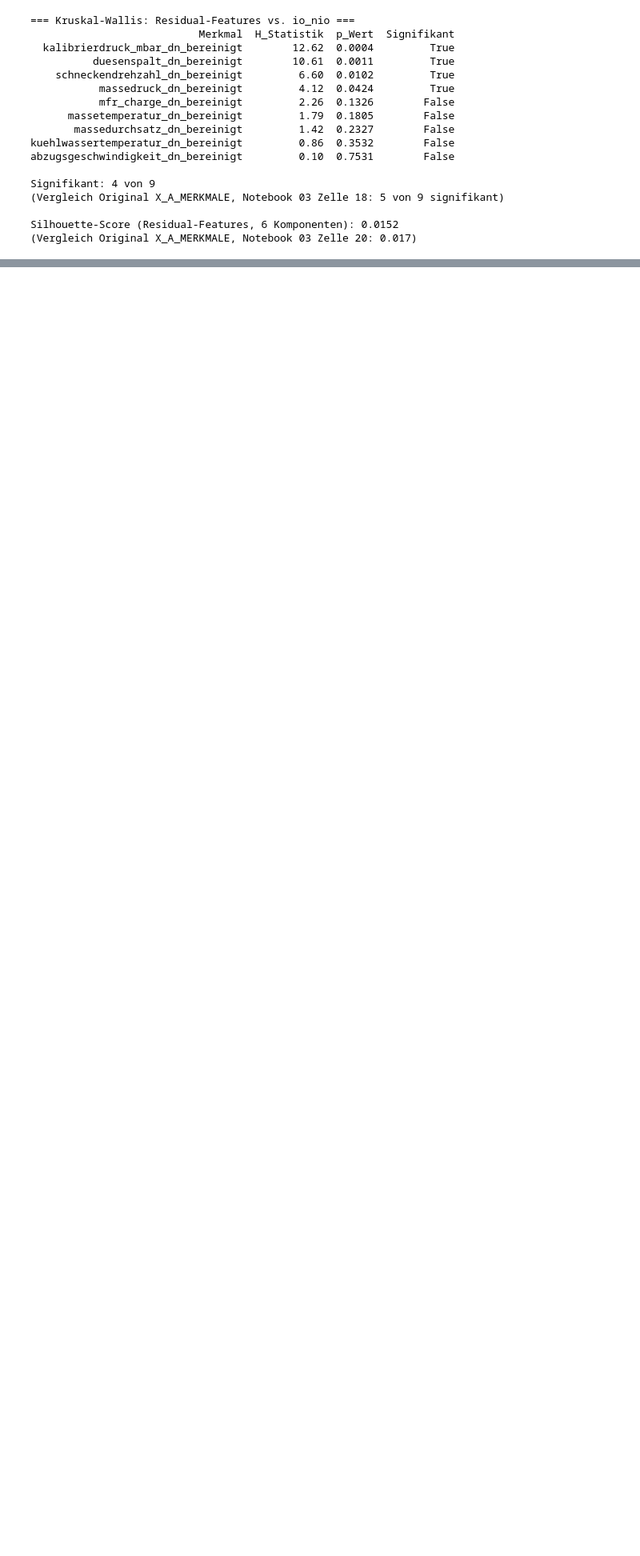
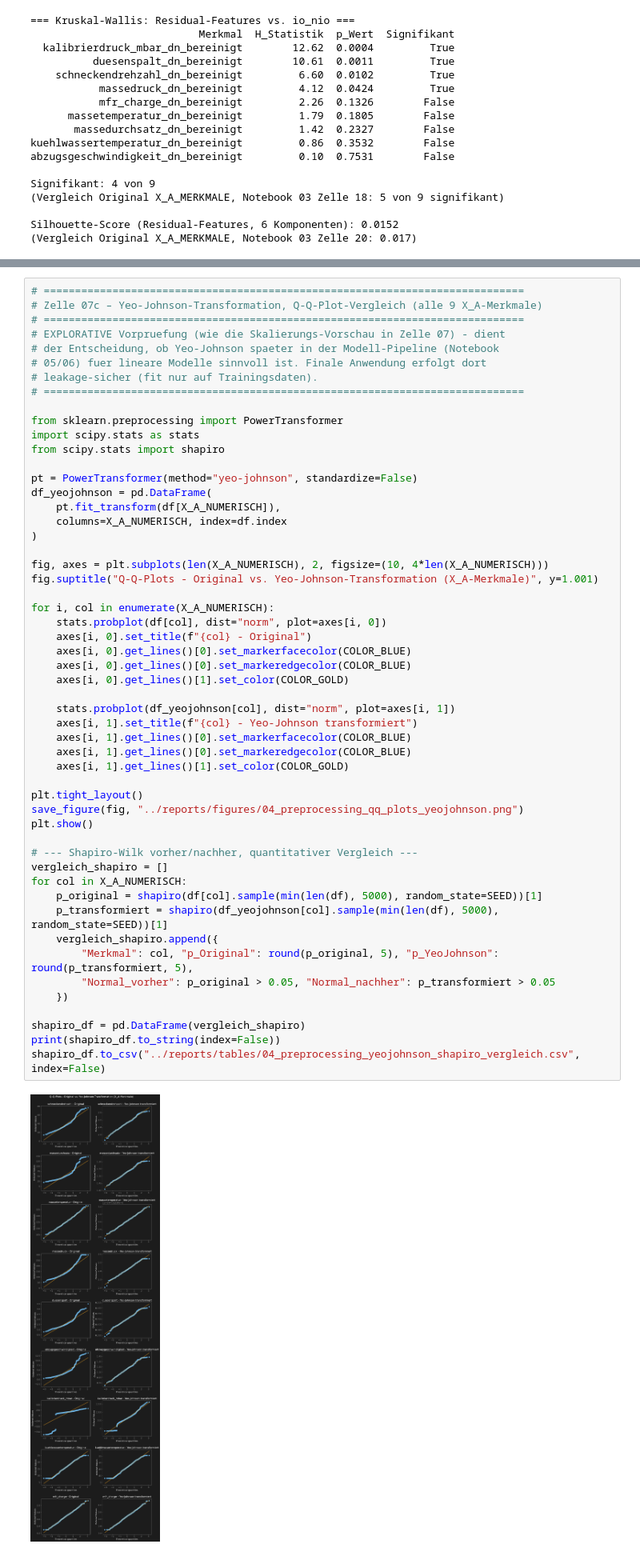
Before and after one commit to AwaTekoete/_MyExtrusionML_Synthetisch, a Jupyter notebook: notebooks/04_preprocessing_model_a.ipynb, the cells around one changed output, grey strips where cells are left out. Shown at 80% size. Saved outputs shown, nothing was run; the diff lists cells and outputs as text; blank space fills up the shorter version.

```diff
--- a/notebooks/04_preprocessing_model_a.ipynb
+++ b/notebooks/04_preprocessing_model_a.ipynb
@@ -361,0 +528,55 @@ Silhouette-Score (Residual-Features, 6 Komponenten): 0.0152
+# %%
+# =============================================================================
+# Zelle 07c – Yeo-Johnson-Transformation, Q-Q-Plot-Vergleich (alle 9 X_A-Merkmale)
+# =============================================================================
+# EXPLORATIVE Vorpruefung (wie die Skalierungs-Vorschau in Zelle 07) - dient
+# der Entscheidung, ob Yeo-Johnson spaeter in der Modell-Pipeline (Notebook
+# 05/06) fuer lineare Modelle sinnvoll ist. Finale Anwendung erfolgt dort
+# leakage-sicher (fit nur auf Trainingsdaten).
+# =============================================================================
+
+from sklearn.preprocessing import PowerTransformer
+import scipy.stats as stats
+from scipy.stats import shapiro
+
+pt = PowerTransformer(method="yeo-johnson", standardize=False)
+df_yeojohnson = pd.DataFrame(
+    pt.fit_transform(df[X_A_NUMERISCH]),
+    columns=X_A_NUMERISCH, index=df.index
+)
+
+fig, axes = plt.subplots(len(X_A_NUMERISCH), 2, figsize=(10, 4*len(X_A_NUMERISCH)))
+fig.suptitle("Q-Q-Plots - Original vs. Yeo-Johnson-Transformation (X_A-Merkmale)", y=1.001)
+
+for i, col in enumerate(X_A_NUMERISCH):
+    stats.probplot(df[col], dist="norm", plot=axes[i, 0])
+    axes[i, 0].set_title(f"{col} - Original")
+    axes[i, 0].get_lines()[0].set_markerfacecolor(COLOR_BLUE)
+    axes[i, 0].get_lines()[0].set_markeredgecolor(COLOR_BLUE)
+    axes[i, 0].get_lines()[1].set_color(COLOR_GOLD)
+
+    stats.probplot(df_yeojohnson[col], dist="norm", plot=axes[i, 1])
+    axes[i, 1].set_title(f"{col} - Yeo-Johnson transformiert")
+    axes[i, 1].get_lines()[0].set_markerfacecolor(COLOR_BLUE)
+    axes[i, 1].get_lines()[0].set_markeredgecolor(COLOR_BLUE)
+    axes[i, 1].get_lines()[1].set_color(COLOR_GOLD)
+
+plt.tight_layout()
+save_figure(fig, "../reports/figures/04_preprocessing_qq_plots_yeojohnson.png")
+plt.show()
+
+# --- Shapiro-Wilk vorher/nachher, quantitativer Vergleich ---
+vergleich_shapiro = []
+for col in X_A_NUMERISCH:
+    p_original = shapiro(df[col].sample(min(len(df), 5000), random_state=SEED))[1]
+    p_transformiert = shapiro(df_yeojohnson[col].sample(min(len(df), 5000), random_state=SEED))[1]
+    vergleich_shapiro.append({
+        "Merkmal": col, "p_Original": round(p_original, 5), "p_YeoJohnson": round(p_transformiert, 5),
+        "Normal_vorher": p_original > 0.05, "Normal_nachher": p_transformiert > 0.05
+    })
+
+shapiro_df = pd.DataFrame(vergleich_shapiro)
+print(shapiro_df.to_string(index=False))
+shapiro_df.to_csv("../reports/tables/04_preprocessing_yeojohnson_shapiro_vergleich.csv", index=False)
+# %% [output]
+[figure, added]
```
Also changed, not shown: parts of 8 cells of this notebook, 3 other files.
